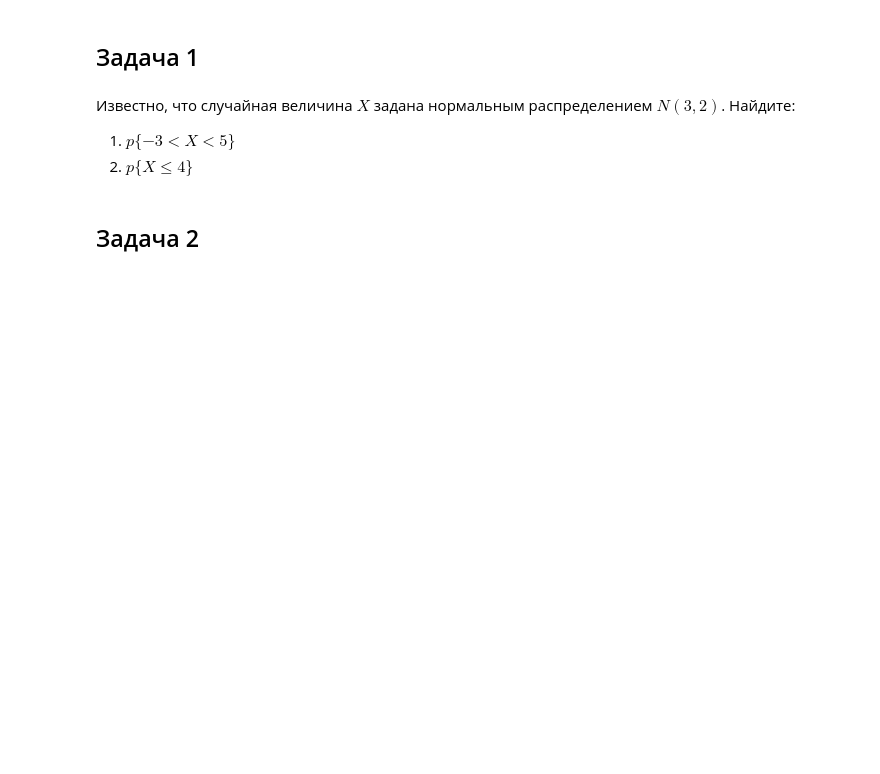
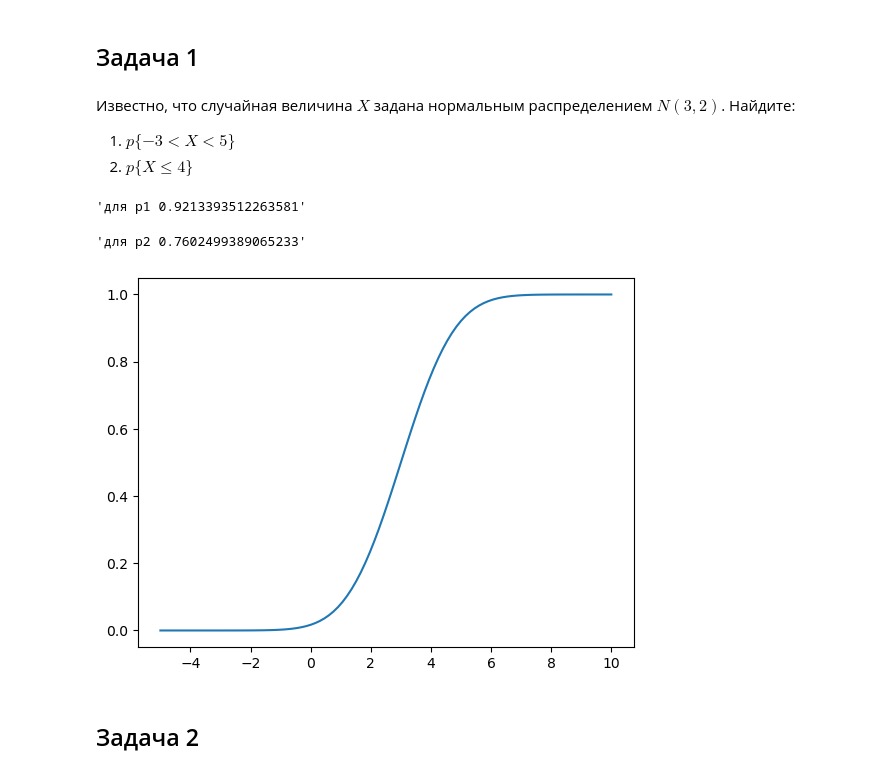
Before and after one commit to Acorn92/mathPy, a Jupyter notebook: p6/Практическая работа.ipynb, the cells around one changed output. Cells and saved outputs as stored; diff of their text form; code cells hidden in the pictures; blank space fills up the shorter version.

```diff
--- a/p6/Практическая работа.ipynb
+++ b/p6/Практическая работа.ipynb
@@ -88,6 +88,21 @@ $\displaystyle \frac{8 a}{3}$
 
 1. $p\{-3 <X<5\}$
 2. $p\{X \leq 4\}$
+# %%
+from scipy.stats import norm
+
+gauss = norm(loc=3, scale=np.sqrt(2))
+x = np.linspace(-5, 10, 100)
+plt.plot(x, gauss.cdf(x))
+
+p1 = gauss.cdf(5) - gauss.cdf(-3)
+p2 = gauss.cdf(4)
+display(f'для p1 {p1}')
+display(f'для p2 {p2}')
+# %% [output]
+'для p1 0.9213393512263581'
+'для p2 0.7602499389065233'
+[figure, added]
 # %% [markdown]
 ## Задача 2
 # %% [markdown]
```
Also changed, not shown: parts of 9 cells of this notebook, 1 other file.
